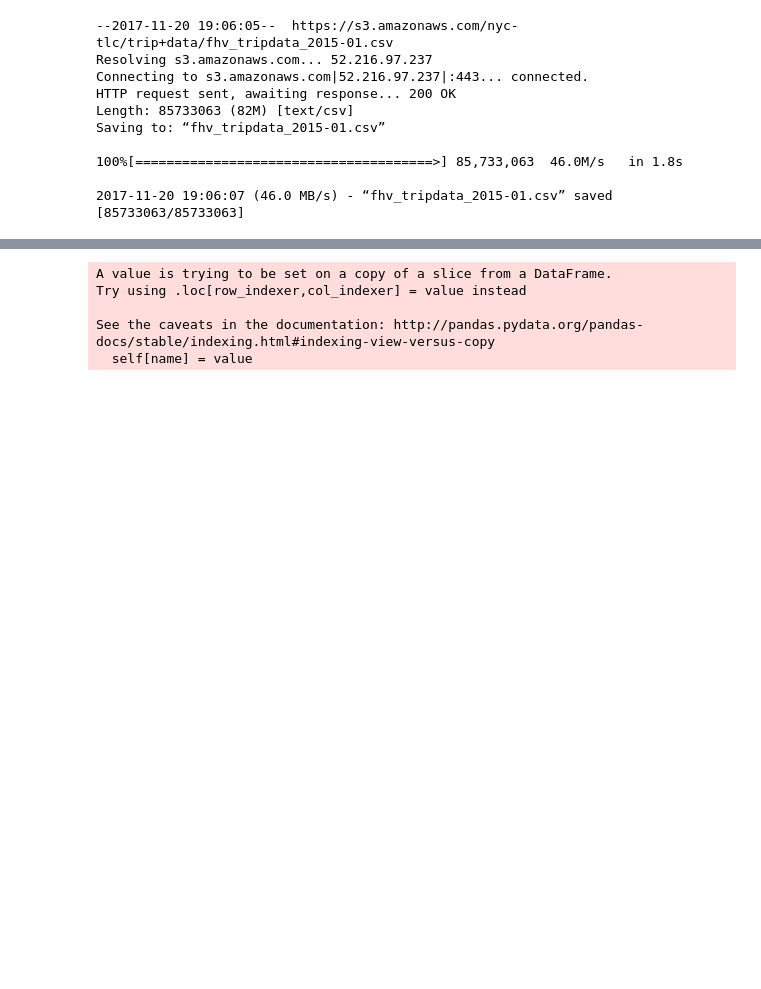
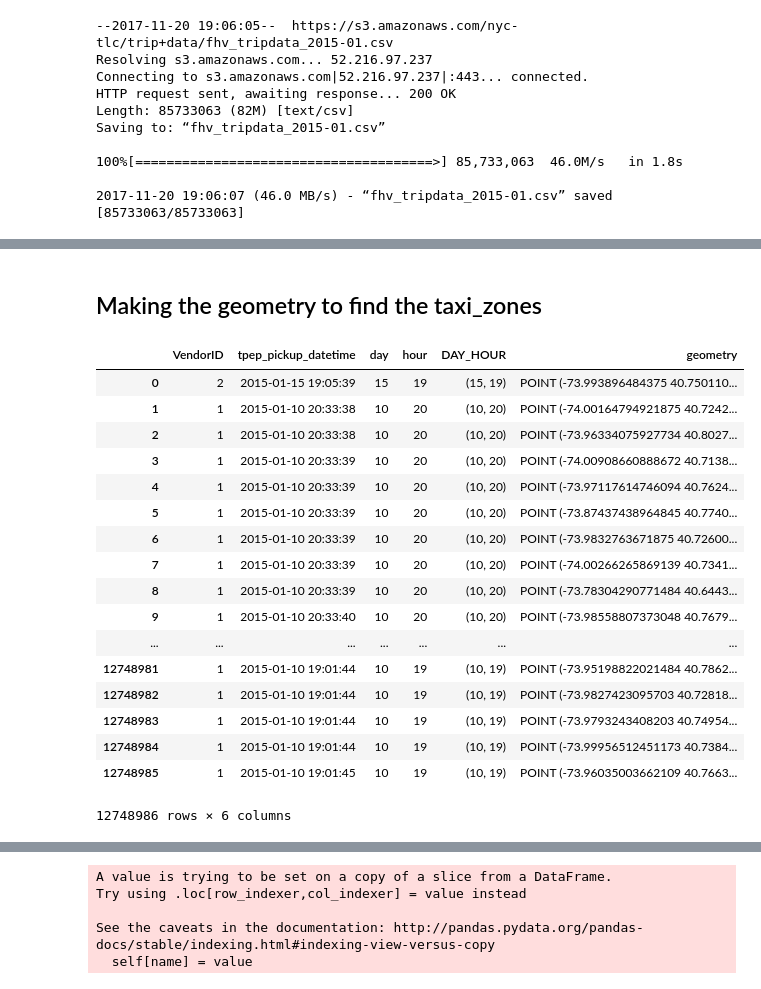
Before and after one commit to andrewnell/Taxi_Demand_NYC_ADS, a Jupyter notebook: group_project.ipynb, the cells around one changed output, grey strips where cells are left out. Drawn from its saved outputs; the diff is of its cells as text; code cells hidden in the pictures; blank space fills up the shorter version.

```diff
--- a/group_project.ipynb
+++ b/group_project.ipynb
@@ -64,0 +154,36 @@ NameError: name 'taxi_data' is not defined
+# %%
+green_data['day'] = green_data.lpep_pickup_datetime.dt.day
+green_data['hour'] = green_data.lpep_pickup_datetime.dt.hour
+green_data['DAY_HOUR'] = green_data[['day', 'hour']].apply(get_times, axis=1)
+# %% [markdown]
+## Making the geometry to find the taxi_zones
+# %%
+crs = {'init':'epsg:4326'}
+# %%
+geometry = [Point(xy) for xy in zip(green_data.Pickup_longitude, green_data.Pickup_latitude)]
+green_df = GeoDataFrame(green_data, crs=crs, geometry=geometry)
+# %%
+geometry = [Point(xy) for xy in zip(taxi_data.pickup_longitude, taxi_data.pickup_latitude)]
+yellow_df = GeoDataFrame(taxi_data, crs=crs, geometry=geometry)
+# %%
+green_df[['VendorID','lpep_pickup_datetime','day', 'hour', 'DAY_HOUR','geometry']]
+yellow_df[['VendorID','tpep_pickup_datetime','day', 'hour', 'DAY_HOUR','geometry']]
+# %% [output]
+|  | VendorID | tpep_pickup_datetime | day | hour | DAY_HOUR | geometry |
+| 0 | 2 | 2015-01-15 19:05:39 | 15 | 19 | (15, 19) | POINT (-73.993896484375 40.750110... |
+| 1 | 1 | 2015-01-10 20:33:38 | 10 | 20 | (10, 20) | POINT (-74.00164794921875 40.7242... |
+| 2 | 1 | 2015-01-10 20:33:38 | 10 | 20 | (10, 20) | POINT (-73.96334075927734 40.8027... |
+| 3 | 1 | 2015-01-10 20:33:39 | 10 | 20 | (10, 20) | POINT (-74.00908660888672 40.7138... |
+| 4 | 1 | 2015-01-10 20:33:39 | 10 | 20 | (10, 20) | POINT (-73.97117614746094 40.7624... |
+| 5 | 1 | 2015-01-10 20:33:39 | 10 | 20 | (10, 20) | POINT (-73.87437438964845 40.7740... |
+| 6 | 1 | 2015-01-10 20:33:39 | 10 | 20 | (10, 20) | POINT (-73.9832763671875 40.72600... |
+| 7 | 1 | 2015-01-10 20:33:39 | 10 | 20 | (10, 20) | POINT (-74.00266265869139 40.7341... |
+| 8 | 1 | 2015-01-10 20:33:39 | 10 | 20 | (10, 20) | POINT (-73.78304290771484 40.6443... |
+| 9 | 1 | 2015-01-10 20:33:40 | 10 | 20 | (10, 20) | POINT (-73.98558807373048 40.7679... |
+| ... | ... | ... | ... | ... | ... | ... |
+| 12748981 | 1 | 2015-01-10 19:01:44 | 10 | 19 | (10, 19) | POINT (-73.95198822021484 40.7862... |
+| 12748982 | 1 | 2015-01-10 19:01:44 | 10 | 19 | (10, 19) | POINT (-73.9827423095703 40.72818... |
+| 12748983 | 1 | 2015-01-10 19:01:44 | 10 | 19 | (10, 19) | POINT (-73.9793243408203 40.74954... |
+| 12748984 | 1 | 2015-01-10 19:01:44 | 10 | 19 | (10, 19) | POINT (-73.99956512451173 40.7384... |
+| 12748985 | 1 | 2015-01-10 19:01:45 | 10 | 19 | (10, 19) | POINT (-73.96035003662109 40.7663... |
+12748986 rows × 6 columns
```
Also changed, not shown: parts of 91 cells of this notebook.
